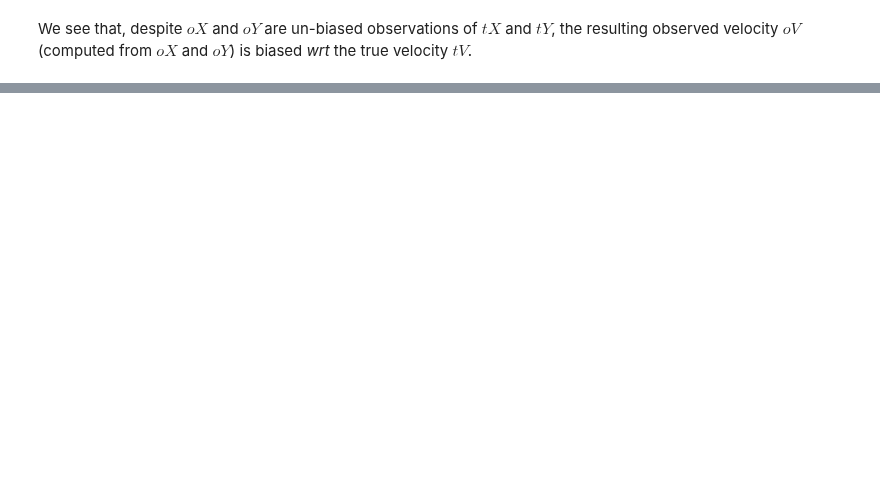
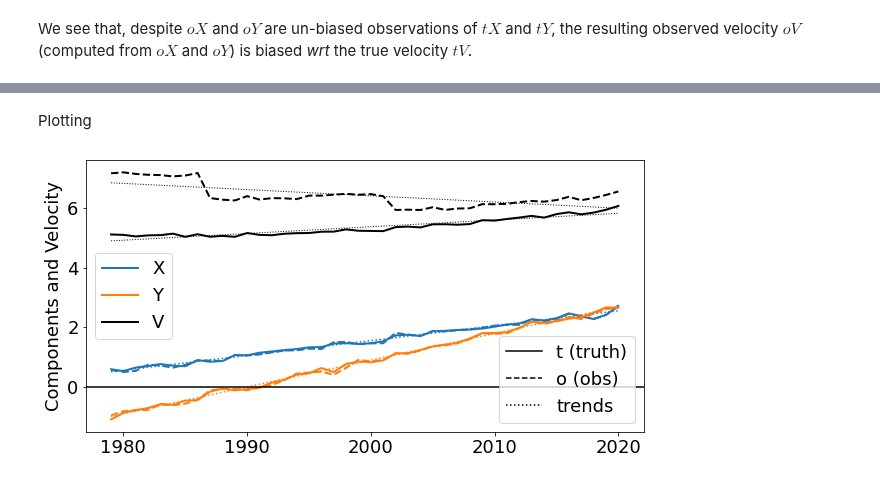
Before and after one commit to TomLav/snippets, a Jupyter notebook: Pseudo-biases with vector velocity.ipynb, the cells around one changed output, grey strips where cells are left out. Cells and saved outputs as stored; diff of their text form; code cells hidden in the pictures; blank space fills up the shorter version.

```diff
--- a/Pseudo-biases with vector velocity.ipynb
+++ b/Pseudo-biases with vector velocity.ipynb
@@ -84,0 +91,4 @@ We see that, despite  $oX$  and  $oY$  are un-biased observations of $tX$ and $t
+# %%
+years = np.arange(1979,2021).astype('int')
+aX = np.ones(len(years)) * (years - years[0]) * 0.05 + 0.5
+aY = np.ones(len(years)) * (years - years[0]) * 0.09 - 1.0
@@ -84,0 +97,4 @@ We see that, despite  $oX$  and  $oY$  are un-biased observations of $tX$ and $t
+# %%
+sig_os = 4 * np.ones(len(years))
+sig_os[(years>=1987)*(years<2002)]  = 3
+sig_os[(years>=2002)]  = 2
@@ -84,0 +134,32 @@ We see that, despite  $oX$  and  $oY$  are un-biased observations of $tX$ and $t
+# %% [markdown]
+Plotting
+# %%
+fig = plt.figure(figsize=(10,5))
+ax = fig.add_subplot(1,1,1)
+
+ax.plot(years, tX, label='X', c='C0', lw=2)
+ax.plot(years, oX, c='C0', lw=2, ls='--')
+ax.plot(years, aX, c='C0', ls=':' )
+
+ax.plot(years, tY, label='Y', c='C1', lw=2)
+ax.plot(years, oY, c='C1', lw=2, ls='--')
+ax.plot(years, aY, c='C1', ls=':' )
+
+ax.plot(years, tV, 'k-', label='V', lw=2)
+ax.plot(years, oV, 'k--', lw=2)
+ax.plot(years, alpha_tV*years + beta_tV, 'k:', lw=1)
+ax.plot(years, alpha_oV*years + beta_oV, 'k:', lw=1)
+
+ax.axhline(y=0, color='k', ls='-')
+
+line1 = mlines.Line2D([], [], color='k', ls = '-', label='t (truth)')
+line2 = mlines.Line2D([], [], color='k', ls = '--', label='o (obs)')
+line3 = mlines.Line2D([], [], color='k', ls = ':', label='trends')
+sec_leg = ax.legend(handles=[line1,line2,line3], loc='lower right')
+ax.add_artist(sec_leg,)
+
+ax.set_ylabel('Components and Velocity')
+ax.legend(loc='center left')
+plt.show()
+# %% [output]
+[figure, added]
```
Also changed, not shown: parts of 9 cells of this notebook.
